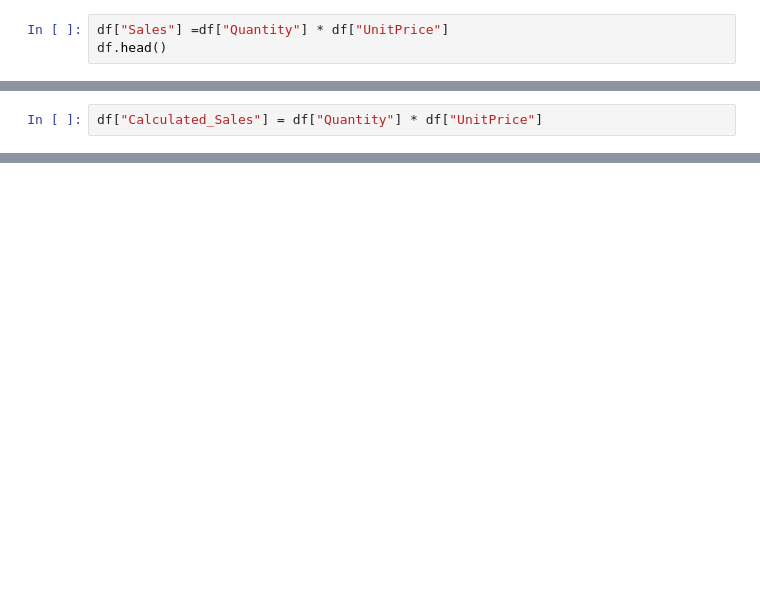
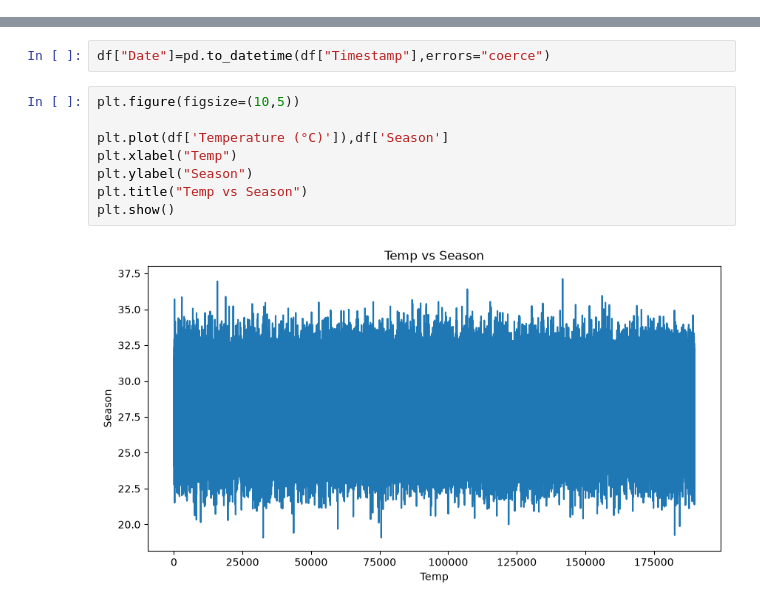
Before and after one commit to nitinbca2005/Data-science, a Jupyter notebook: task4.ipynb, the cells around one changed output, grey strips where cells are left out. Drawn from its saved outputs; the diff is of its cells as text; blank space fills up the shorter version.

```diff
--- a/task4.ipynb
+++ b/task4.ipynb
@@ -201,3 +57,0 @@ df.sort_values(["Product"])
-# %%
-df["Sales"] =df["Quantity"] * df["UnitPrice"]
-df.head()
@@ -273,2 +57,0 @@ print(df.sort_values(by="Sales", ascending=False))
-# %%
-df["Calculated_Sales"] = df["Quantity"] * df["UnitPrice"]
@@ -274,0 +73,12 @@ df["Calculated_Sales"] = df["Quantity"] * df["UnitPrice"]
+# %%
+df["Date"]=pd.to_datetime(df["Timestamp"],errors="coerce")
+# %%
+plt.figure(figsize=(10,5))
+
+plt.plot(df['Temperature (°C)']),df['Season']
+plt.xlabel("Temp")
+plt.ylabel("Season")
+plt.title("Temp vs Season")
+plt.show()
+# %% [output]
+[figure, added]
```
Also changed, not shown: parts of 35 cells of this notebook.
